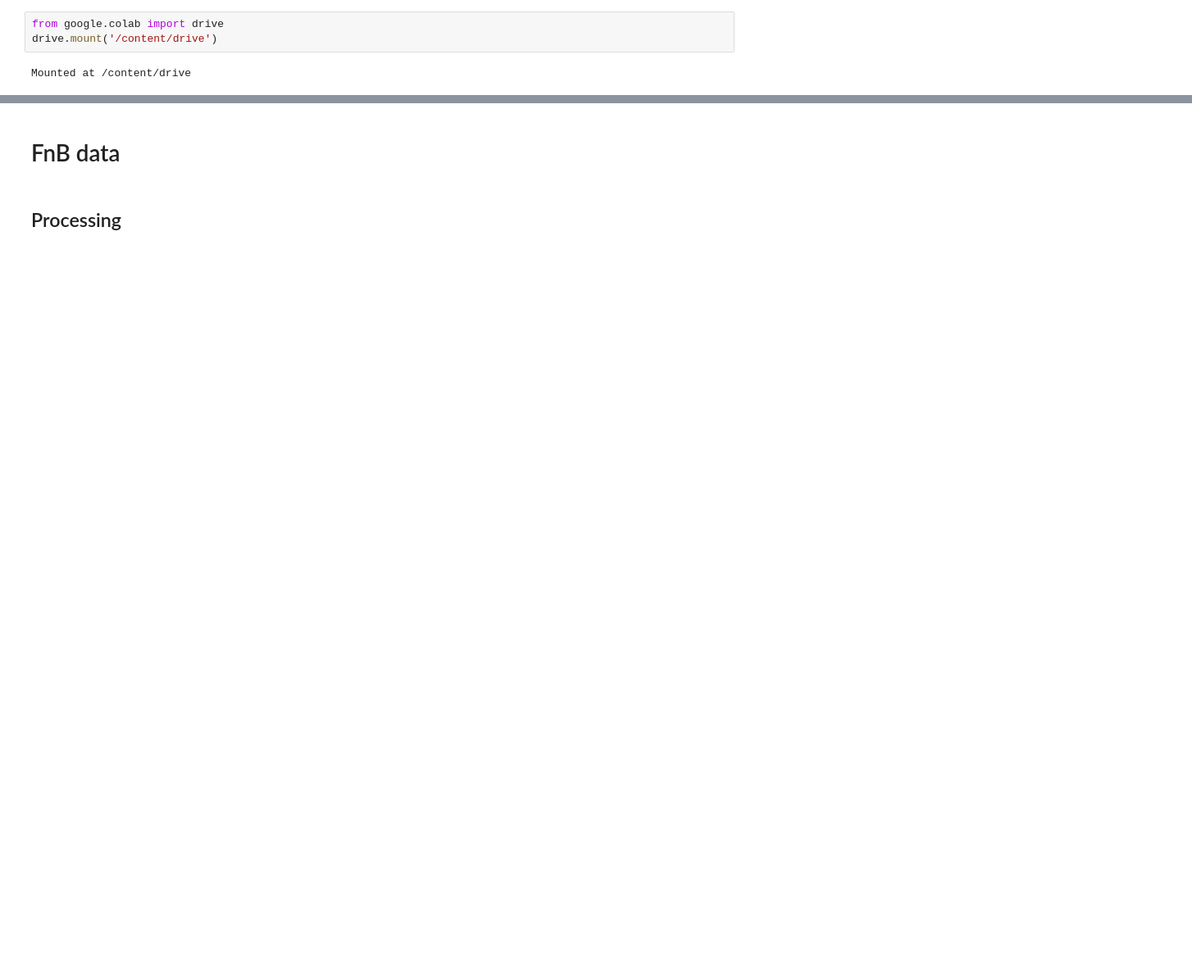
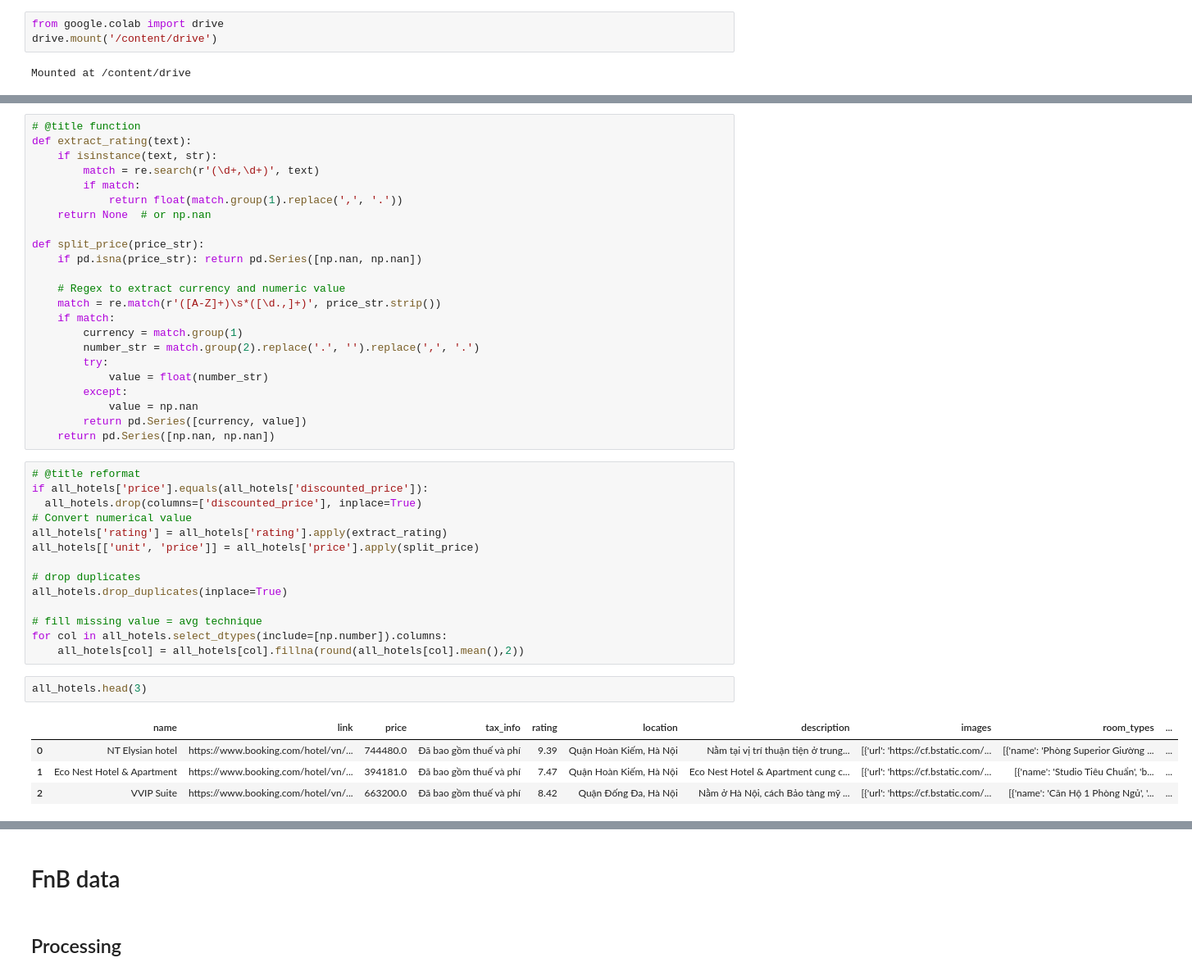
Before and after one commit to ltdoanh2004/Grab-project, a Jupyter notebook: data/Data_Processing.ipynb, the cells around one changed output, grey strips where cells are left out. Shown at 82% size. Saved outputs shown, nothing was run; the diff lists cells and outputs as text; blank space fills up the shorter version.

```diff
--- a/data/Data_Processing.ipynb
+++ b/data/Data_Processing.ipynb
@@ -39,0 +148,44 @@ for file in os.listdir(folder_path):
+# %%
+# @title function
+def extract_rating(text):
+    if isinstance(text, str):
+        match = re.search(r'(\d+,\d+)', text)
+        if match:
+            return float(match.group(1).replace(',', '.'))
+    return None  # or np.nan
+
+def split_price(price_str):
+    if pd.isna(price_str): return pd.Series([np.nan, np.nan])
+
+    # Regex to extract currency and numeric value
+    match = re.match(r'([A-Z]+)\s*([\d.,]+)', price_str.strip())
+    if match:
+        currency = match.group(1)
+        number_str = match.group(2).replace('.', '').replace(',', '.')
+        try:
+            value = float(number_str)
+        except:
+            value = np.nan
+        return pd.Series([currency, value])
+    return pd.Series([np.nan, np.nan])
+# %%
+# @title reformat
+if all_hotels['price'].equals(all_hotels['discounted_price']):
+  all_hotels.drop(columns=['discounted_price'], inplace=True)
+# Convert numerical value
+all_hotels['rating'] = all_hotels['rating'].apply(extract_rating)
+all_hotels[['unit', 'price']] = all_hotels['price'].apply(split_price)
+
+# drop duplicates
+all_hotels.drop_duplicates(inplace=True)
+
+# fill missing value = avg technique
+for col in all_hotels.select_dtypes(include=[np.number]).columns:
+    all_hotels[col] = all_hotels[col].fillna(round(all_hotels[col].mean(),2))
+# %%
+all_hotels.head(3)
+# %% [output]
+|  | name | link | price | tax_info | rating | location | description | images | room_types | ... |
+| 0 | NT Elysian hotel | https://www.booking.com/hotel/vn/... | 744480.0 | Đã bao gồm thuế và phí | 9.39 | Quận Hoàn Kiếm, Hà Nội | Nằm tại vị trí thuận tiện ở trung... | [{'url': 'https://cf.bstatic.com/... | [{'name': 'Phòng Superior Giường ... | ... |
+| 1 | Eco Nest Hotel & Apartment | https://www.booking.com/hotel/vn/... | 394181.0 | Đã bao gồm thuế và phí | 7.47 | Quận Hoàn Kiếm, Hà Nội | Eco Nest Hotel & Apartment cung c... | [{'url': 'https://cf.bstatic.com/... | [{'name': 'Studio Tiêu Chuẩn', 'b... | ... |
+| 2 | VVIP Suite | https://www.booking.com/hotel/vn/... | 663200.0 | Đã bao gồm thuế và phí | 8.42 | Quận Đống Đa, Hà Nội | Nằm ở Hà Nội, cách Bảo tàng mỹ ... | [{'url': 'https://cf.bstatic.com/... | [{'name': 'Căn Hộ 1 Phòng Ngủ', '... | ... |
```
Also changed, not shown: parts of 32 cells of this notebook.
